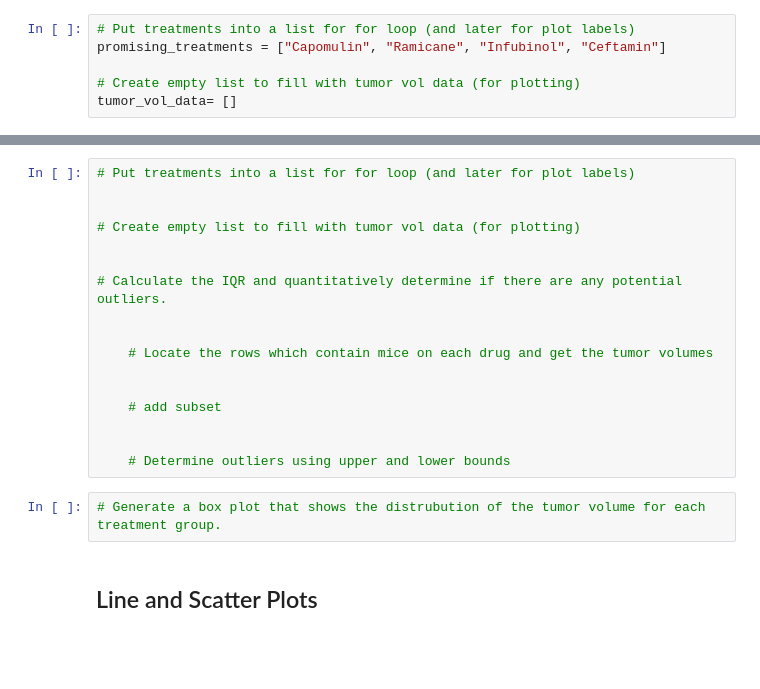
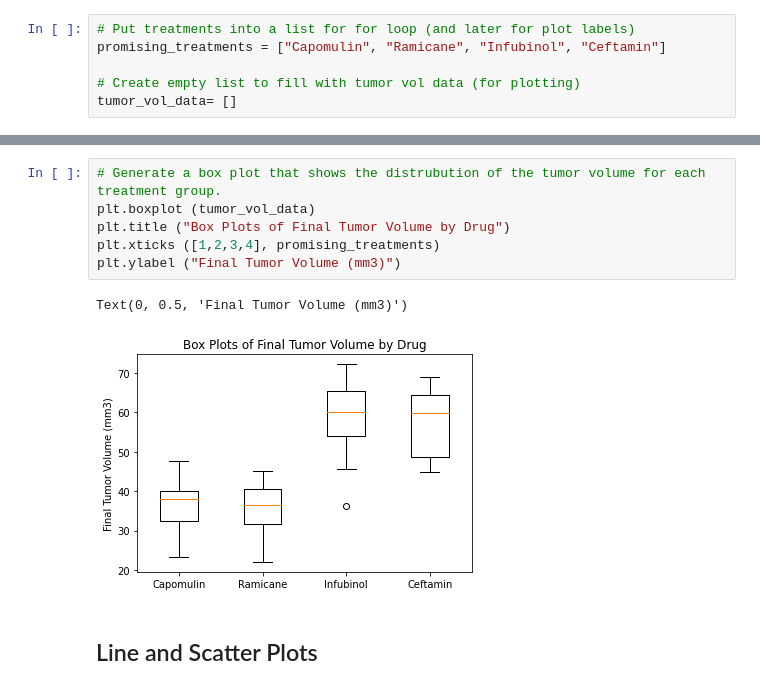
Before and after one commit to cwolf1424/Matplotlib_Challenge, a Jupyter notebook: Starter_Code/Pymaceuticals/pymaceuticals_starter.ipynb, the cells around one changed output, grey strips where cells are left out. Drawn from its saved outputs; the diff is of its cells as text; blank space fills up the shorter version.

```diff
--- a/Starter_Code/Pymaceuticals/pymaceuticals_starter.ipynb
+++ b/Starter_Code/Pymaceuticals/pymaceuticals_starter.ipynb
@@ -354,22 +328,12 @@ plt.boxplot(tumor_vol_data)
-# %%
-# Put treatments into a list for for loop (and later for plot labels)
-
-
-# Create empty list to fill with tumor vol data (for plotting)
-
-
-# Calculate the IQR and quantitatively determine if there are any potential outliers.
-
-
-    # Locate the rows which contain mice on each drug and get the tumor volumes
-
-
-    # add subset
-
-
-    # Determine outliers using upper and lower bounds
 # %%
 # Generate a box plot that shows the distrubution of the tumor volume for each treatment group.
+plt.boxplot (tumor_vol_data)
+plt.title ("Box Plots of Final Tumor Volume by Drug")
+plt.xticks ([1,2,3,4], promising_treatments)
+plt.ylabel ("Final Tumor Volume (mm3)")
+# %% [output]
+Text(0, 0.5, 'Final Tumor Volume (mm3)')
+[figure, added]
 # %% [markdown]
 ## Line and Scatter Plots
 # %%
```
Also changed, not shown: parts of 4 cells of this notebook, 1 other file.
